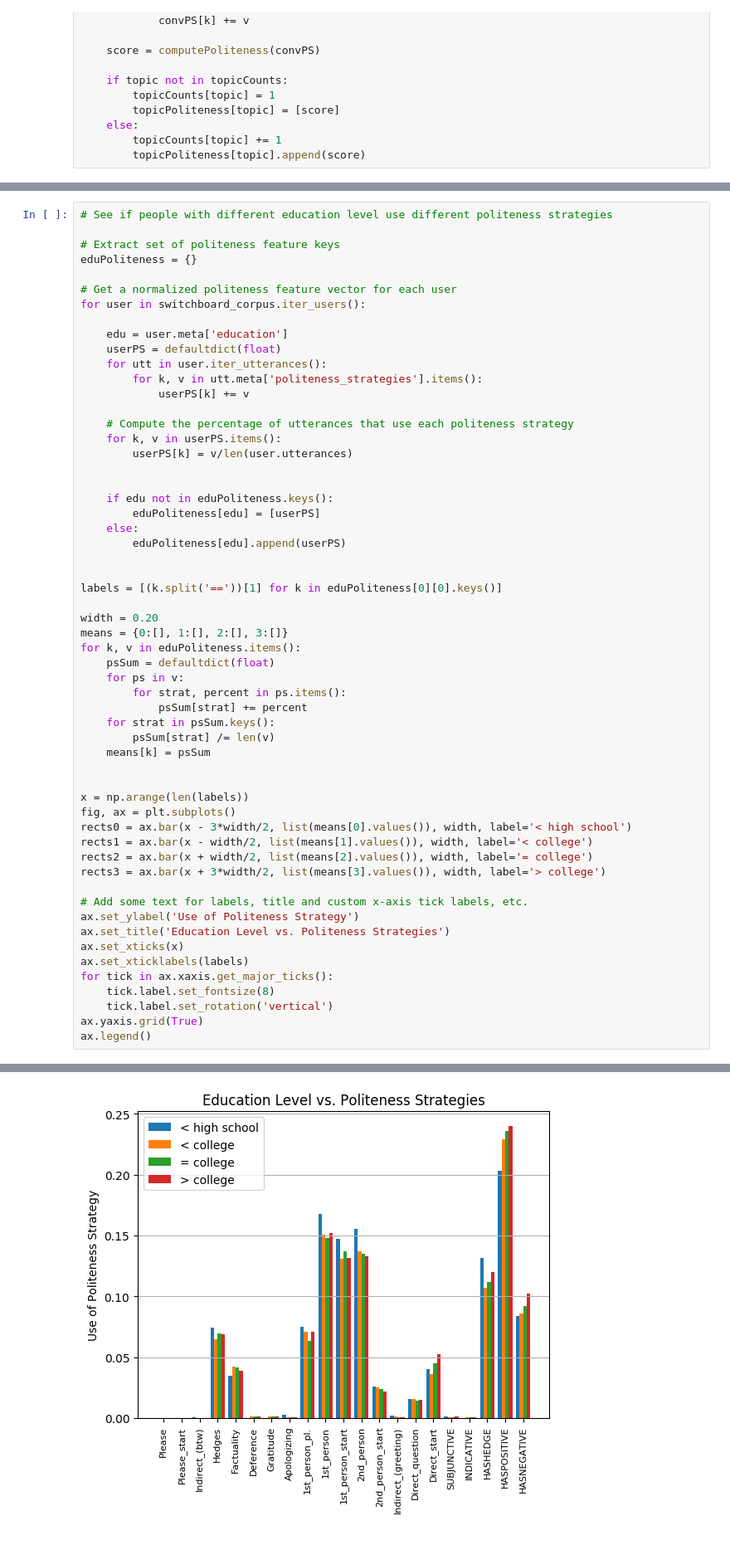
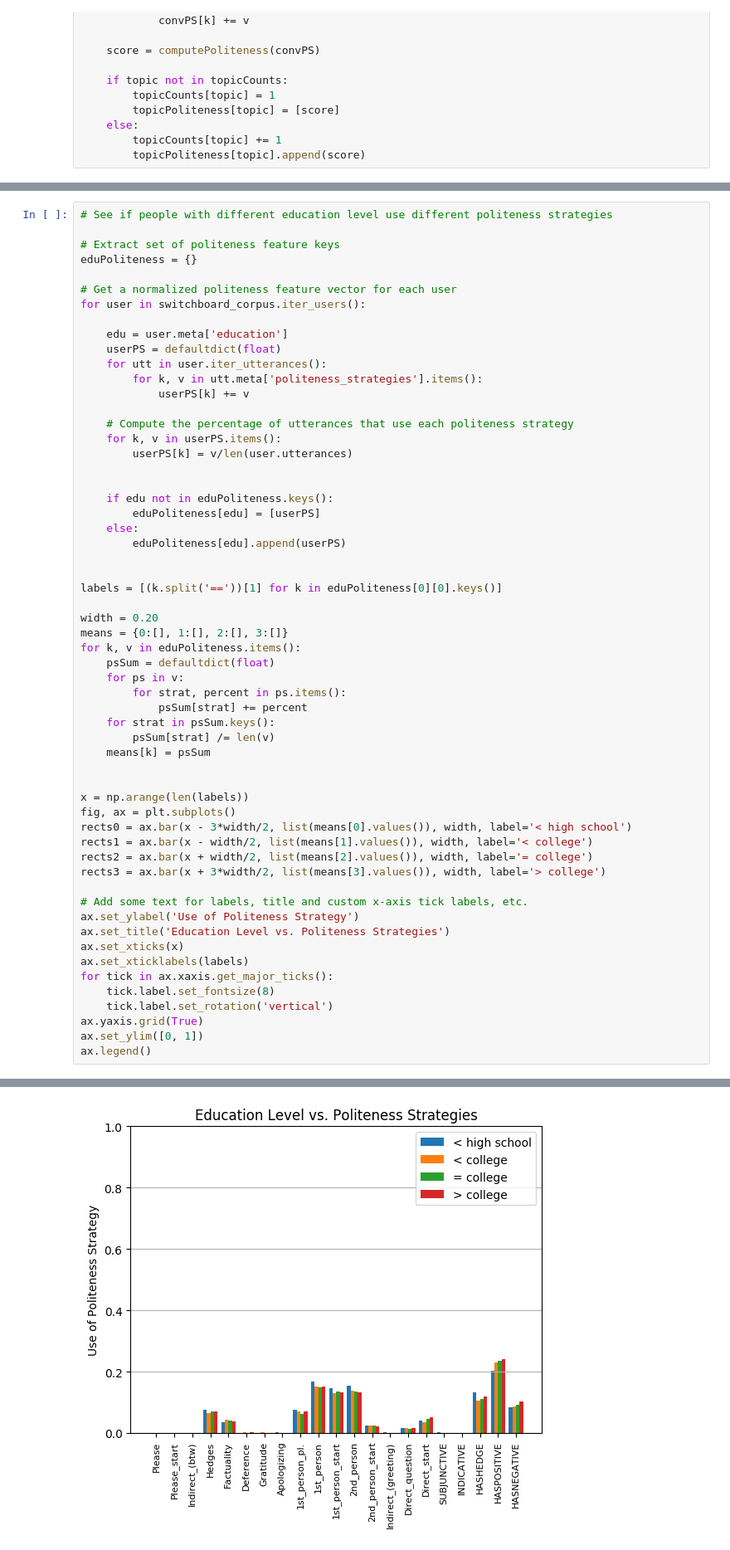
Before and after one commit to Gnome42/Cornell-Conversational-Analysis-Toolkit, a Jupyter notebook: datasets/switchboard-corpus/D2_data_analysis.ipynb, the cells around one changed output, grey strips where cells are left out. Shown: that part at 83% size. Saved outputs shown, nothing was run; the diff lists cells and outputs as text.

```diff
--- a/datasets/switchboard-corpus/D2_data_analysis.ipynb
+++ b/datasets/switchboard-corpus/D2_data_analysis.ipynb
@@ -327,34 +327,35 @@ width = 0.20
 means = {0:[], 1:[], 2:[], 3:[]}
 for k, v in eduPoliteness.items():
     psSum = defaultdict(float)
     for ps in v:
         for strat, percent in ps.items():
             psSum[strat] += percent
     for strat in psSum.keys():
         psSum[strat] /= len(v)
     means[k] = psSum
 
 
 x = np.arange(len(labels))
 fig, ax = plt.subplots()
 rects0 = ax.bar(x - 3*width/2, list(means[0].values()), width, label='< high school')
 rects1 = ax.bar(x - width/2, list(means[1].values()), width, label='< college')
 rects2 = ax.bar(x + width/2, list(means[2].values()), width, label='= college')
 rects3 = ax.bar(x + 3*width/2, list(means[3].values()), width, label='> college')
 
 # Add some text for labels, title and custom x-axis tick labels, etc.
 ax.set_ylabel('Use of Politeness Strategy')
 ax.set_title('Education Level vs. Politeness Strategies')
 ax.set_xticks(x)
 ax.set_xticklabels(labels)
 for tick in ax.xaxis.get_major_ticks():
     tick.label.set_fontsize(8)
     tick.label.set_rotation('vertical')
 ax.yaxis.grid(True)
+ax.set_ylim([0, 1])
 ax.legend()
 # %% [output]
 <matplotlib.legend.Legend at 0x...>
-[figure, old version]
+[figure, new version]
 # %%
 # See if people of different gender use different politeness strategies
 
```
Also changed, not shown: parts of 3 cells of this notebook.
